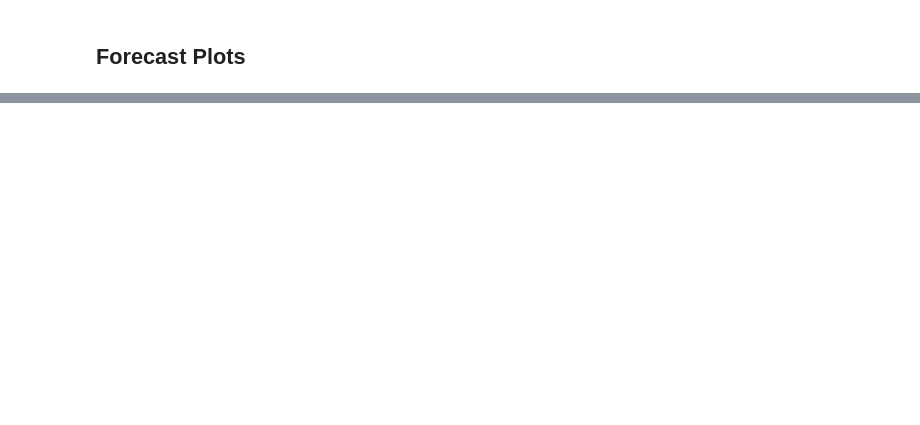
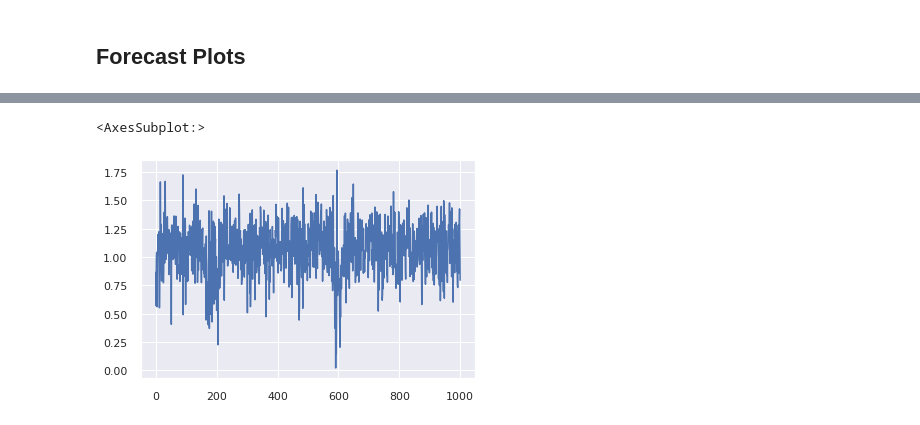
Before and after one commit to felixbrunner/hmm-real-vol, a Jupyter notebook: notebooks/01 - framework_plots.ipynb, the cells around one changed output, grey strips where cells are left out. Saved outputs shown, nothing was run; the diff lists cells and outputs as text; code cells hidden in the pictures; blank space fills up the shorter version.

```diff
--- a/notebooks/01 - framework_plots.ipynb
+++ b/notebooks/01 - framework_plots.ipynb
@@ -259 +425,6 @@ pd.Series(Y[1]).plot()
+# %%
+pd.Series(Y[0]).plot()
+# %% [output]
+<AxesSubplot:>
+[figure, added]
 # %%
```
Also changed, not shown: parts of 65 cells of this notebook, 3 other files.
